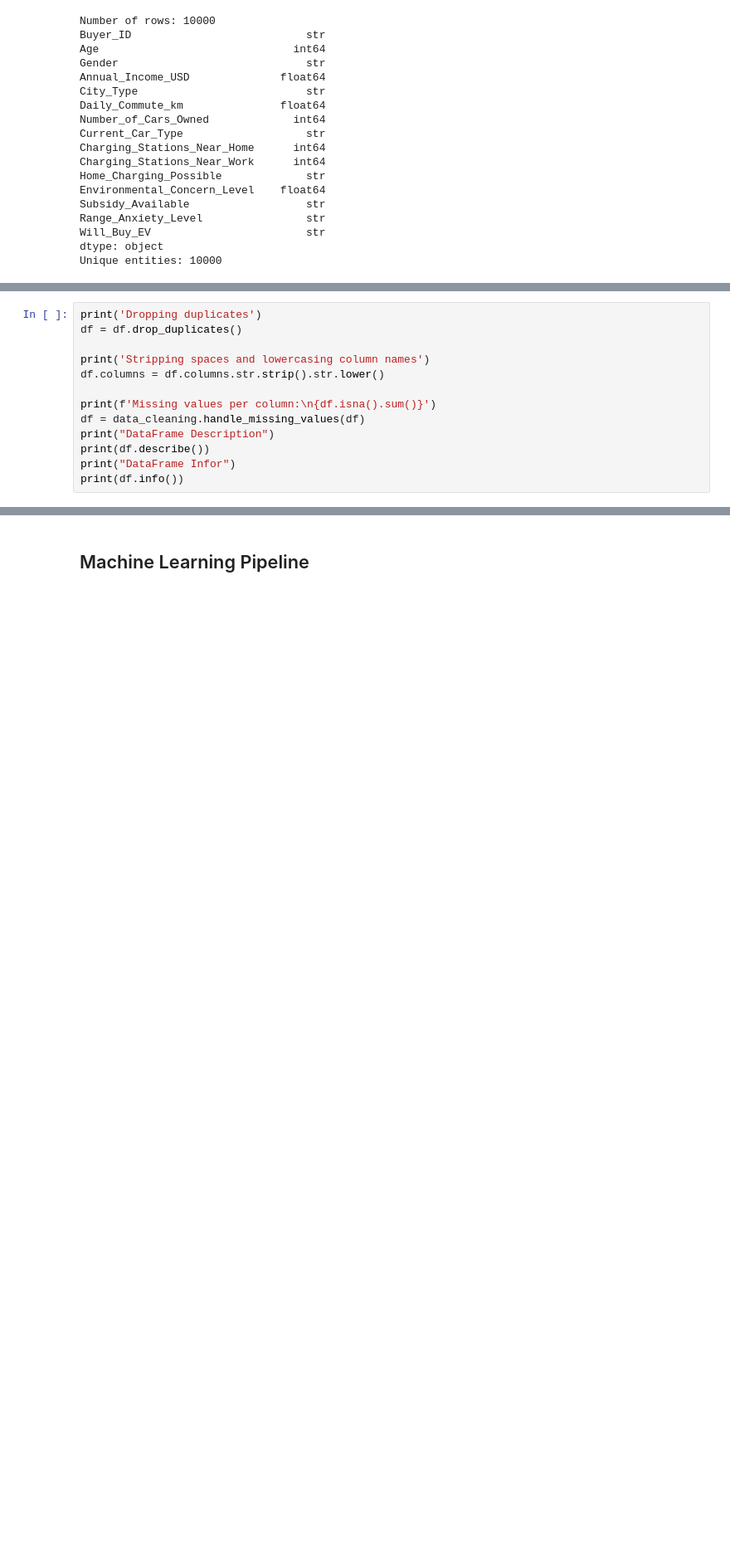
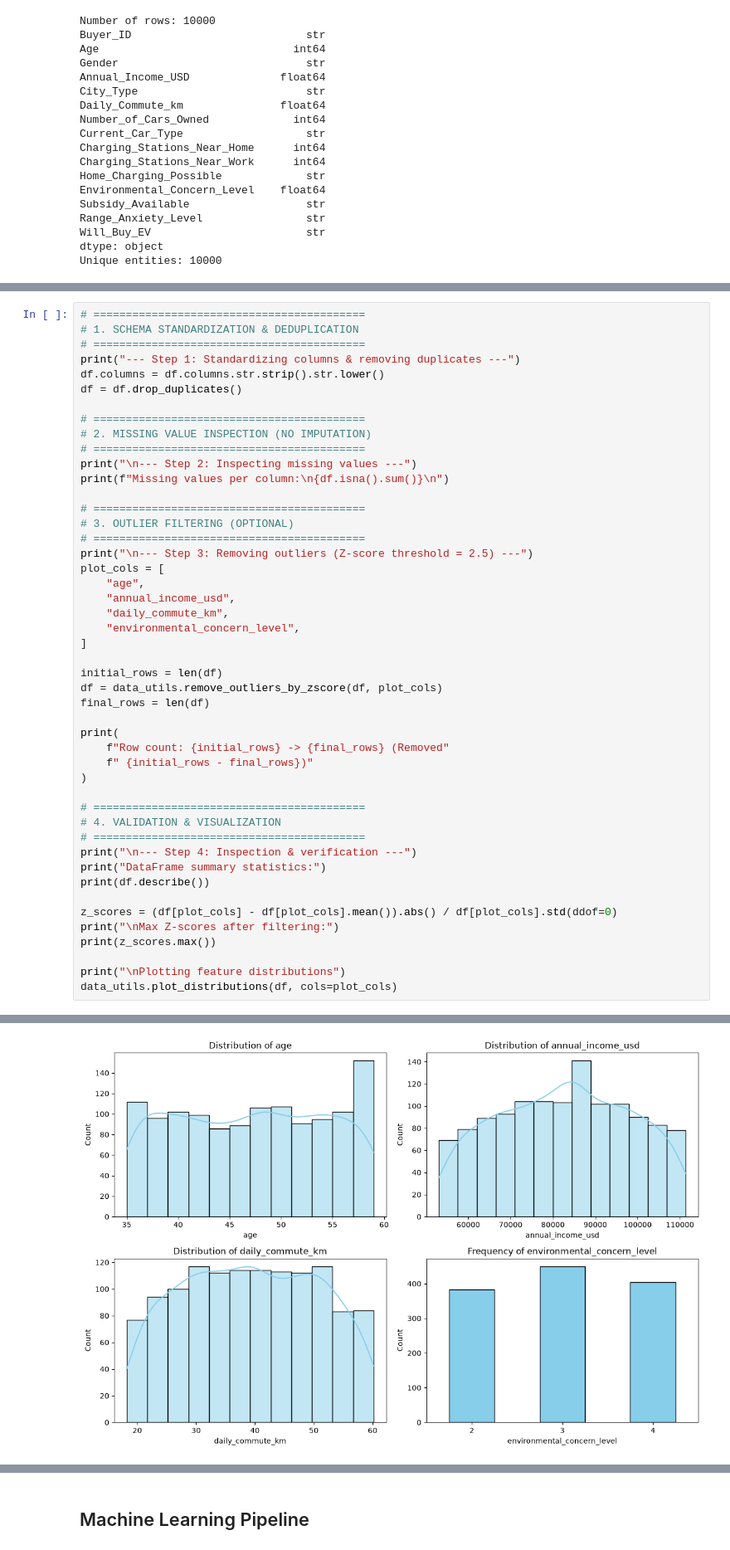
Before and after one commit to yoav-es/ml_pipeline_for_ev_range_anxiety, a Jupyter notebook: ml_pipeline.ipynb, the cells around one changed output, grey strips where cells are left out. Shown at 83% size. Drawn from its saved outputs; the diff is of its cells as text; blank space fills up the shorter version.

```diff
--- a/ml_pipeline.ipynb
+++ b/ml_pipeline.ipynb
@@ -77,13 +83,0 @@ Unique entities: 10000
-# %%
-print('Dropping duplicates')
-df = df.drop_duplicates()
-
-print('Stripping spaces and lowercasing column names')
-df.columns = df.columns.str.strip().str.lower()
-
-print(f'Missing values per column:\n{df.isna().sum()}')
-df = data_cleaning.handle_missing_values(df)
-print("DataFrame Description")
-print(df.describe())
-print("DataFrame Infor")
-print(df.info())
@@ -155,0 +102,48 @@ dtype: int64
+# %%
+# ==========================================
+# 1. SCHEMA STANDARDIZATION & DEDUPLICATION
+# ==========================================
+print("--- Step 1: Standardizing columns & removing duplicates ---")
+df.columns = df.columns.str.strip().str.lower()
+df = df.drop_duplicates()
+
+# ==========================================
+# 2. MISSING VALUE INSPECTION (NO IMPUTATION)
+# ==========================================
+print("\n--- Step 2: Inspecting missing values ---")
+print(f"Missing values per column:\n{df.isna().sum()}\n")
+
+# ==========================================
+# 3. OUTLIER FILTERING (OPTIONAL)
+# ==========================================
+print("\n--- Step 3: Removing outliers (Z-score threshold = 2.5) ---")
+plot_cols = [
+    "age",
+    "annual_income_usd",
+    "daily_commute_km",
+    "environmental_concern_level",
+]
+
+initial_rows = len(df)
+df = data_utils.remove_outliers_by_zscore(df, plot_cols)
+final_rows = len(df)
+
+print(
+    f"Row count: {initial_rows} -> {final_rows} (Removed"
+    f" {initial_rows - final_rows})"
+)
+
+# ==========================================
+# 4. VALIDATION & VISUALIZATION
+# ==========================================
+print("\n--- Step 4: Inspection & verification ---")
+print("DataFrame summary statistics:")
+print(df.describe())
+
+z_scores = (df[plot_cols] - df[plot_cols].mean()).abs() / df[plot_cols].std(ddof=0)
+print("\nMax Z-scores after filtering:")
+print(z_scores.max())
+
+print("\nPlotting feature distributions")
+data_utils.plot_distributions(df, cols=plot_cols)
+# %% [output]
@@ -155,0 +167 @@ dtype: int64
+[figure, added]
```
Also changed, not shown: parts of 16 cells of this notebook, 4 other files.
